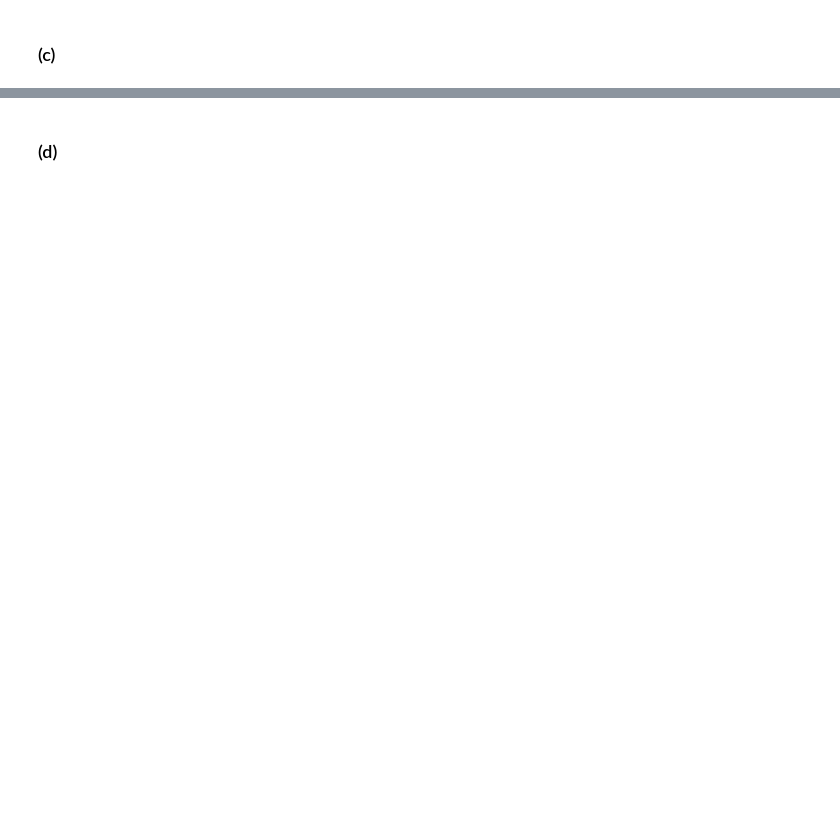
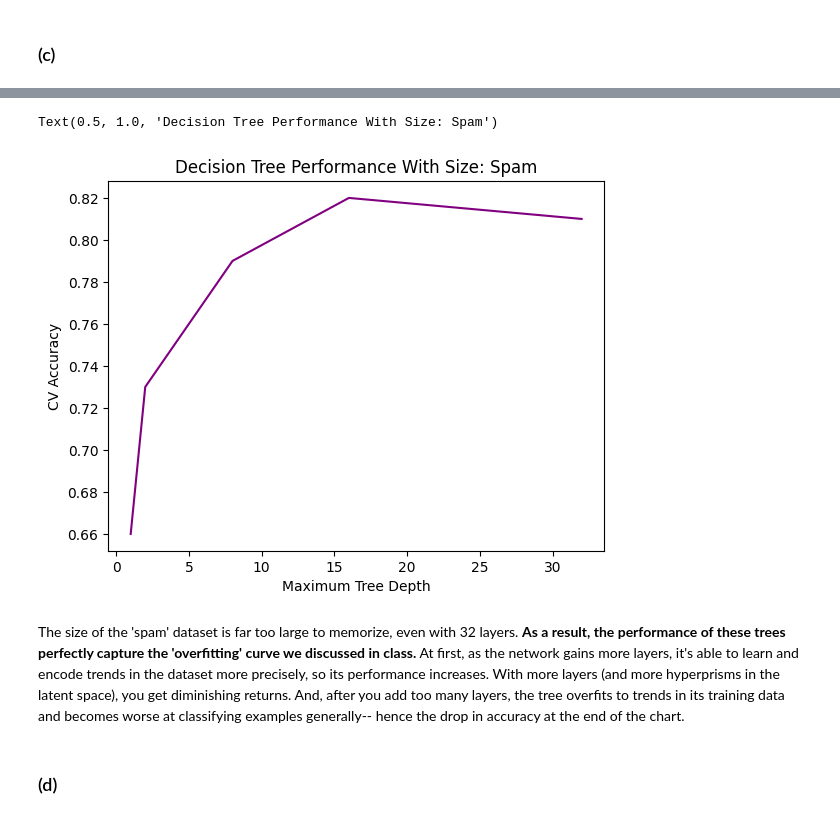
Before and after one commit to johnmays/ML_class_repo_hidden, a Jupyter notebook: notebooks/Programming1.ipynb, the cells around one changed output, grey strips where cells are left out. Saved outputs shown, nothing was run; the diff lists cells and outputs as text; code cells hidden in the pictures; blank space fills up the shorter version.

```diff
--- a/notebooks/Programming1.ipynb
+++ b/notebooks/Programming1.ipynb
@@ -112,2 +252,14 @@ SyntaxError: invalid syntax (3556936148.py, line 1)
+# %%
+import matplotlib.pyplot as plt
+
+plt.plot([1, 2, 4, 8, 16, 32], [0.66, 0.73, 0.75, 0.79, 0.82, 0.81], color='purple')
+plt.xlabel("Maximum Tree Depth")
+plt.ylabel("CV Accuracy")
+plt.title("Decision Tree Performance With Size: Spam")
+# %% [output]
+Text(0.5, 1.0, 'Decision Tree Performance With Size: Spam')
+[figure, added]
+# %% [markdown]
+The size of the 'spam' dataset is far too large to memorize, even with 32 layers. **As a result, the performance of these trees perfectly capture the 'overfitting' curve we discussed in class.** At first, as the network gains more layers, it's able to learn and encode trends in the dataset more precisely, so its performance increases. With more layers (and more hyperprisms in the latent space), you get diminishing returns. And, after you add too many layers, the tree overfits to trends in its training data and becomes worse at classifying examples generally-- hence the drop in accuracy at the end of the chart.
 # %% [markdown]
 ### (d)
```
Also changed, not shown: parts of 13 cells of this notebook, 1 other file.
